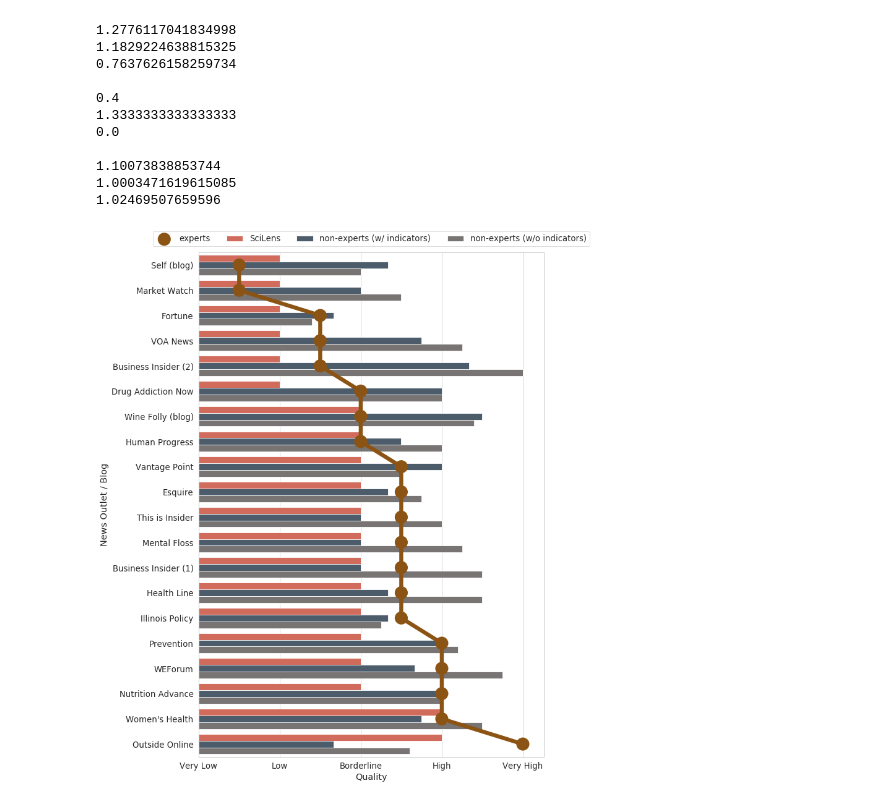
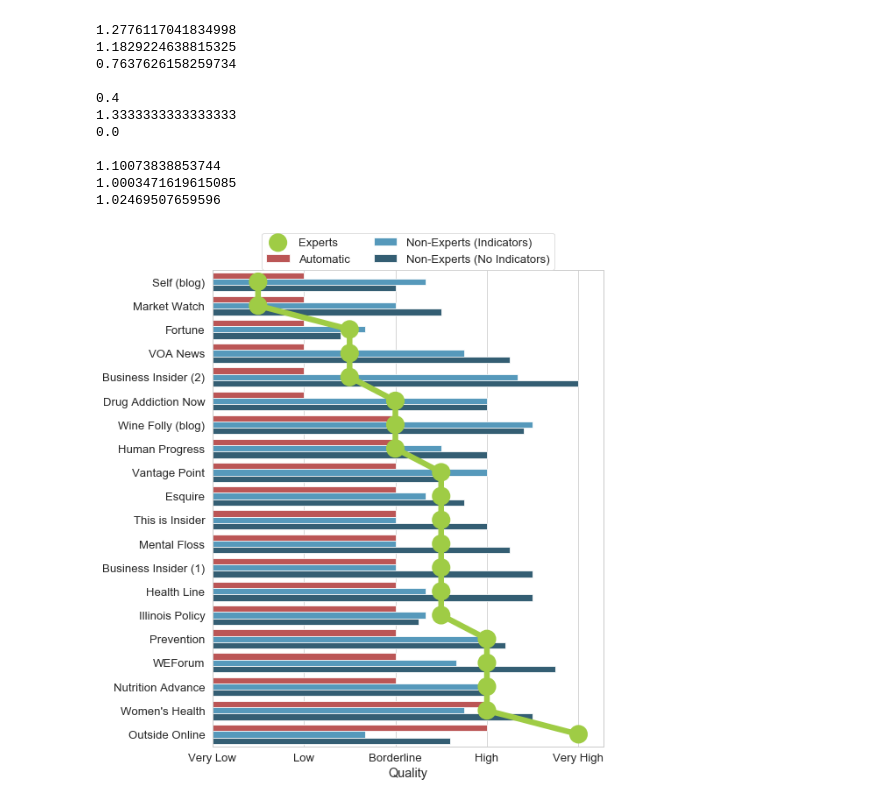
Before and after one commit to psmeros/SciLens, a Jupyter notebook: src/figures-atc.ipynb, the cells around one changed output. Saved outputs shown, nothing was run; the diff lists cells and outputs as text; code cells hidden in the pictures.

```diff
--- a/src/figures-atc.ipynb
+++ b/src/figures-atc.ipynb
@@ -104,7 +104,7 @@ l = [{'winefolly.com':'Wine Folly (blog)',
 df['article'] = [v + ' (' + str(l[:i].count(v) + 1) + ')' if l.count(v) > 1 else v for i, v in enumerate(l)]
 #df['article'] = df.apply(lambda x: x['article']+'*' if x['diff']==0 else x['article']+'**' if x['diff']==1 else x['article']+'***', axis = 1)
 # %%
-df = df[['article', 'non-experts (w/o indicators)', 'non-experts (w/ indicators)', 'experts', 'SciLens']]
+df = df[['article', 'non-experts (w/o indicators)', 'non-experts (w/ indicators)', 'experts', 'SciLens']].rename(columns={'non-experts (w/o indicators)': 'Non-Experts (No Indicators)', 'non-experts (w/ indicators)': 'Non-Experts (Indicators)', 'experts': 'Experts', 'SciLens': 'Automatic'})
 df = pd.melt(df, id_vars=['article'], var_name='Rated by', value_name='Quality').rename(columns={'article': 'Outlet'})
 df['Quality'] = df['Quality'] + 2
 # %%
@@ -112,16 +112,16 @@ df = df.sort_values(by=['Rated by', 'Quality'], ascending=[True,True])
 df = pd.concat([df[(df['Rated by'] == 'experts')],df[~(df['Rated by'] == 'experts')]])
 # %%
 sns.set(context='paper', style='whitegrid', color_codes=True, font_scale=1.5)
-fig, ax = plt.subplots(figsize=(10,15))
-ax = sns.pointplot(hue='Rated by', x='Quality', y='Outlet', data=df[(df['Rated by'] == 'experts')], markers='o', palette=['#8c5414'], scale=3, ax=ax)
+fig, ax = plt.subplots(figsize=(8,10))
+ax = sns.pointplot(hue='Rated by', x='Quality', y='Outlet', data=df[(df['Rated by'] == 'Experts')], markers='o', palette=['#9FCC45'], scale=3, ax=ax)
 plt.setp(ax.lines, zorder=100)
 plt.setp(ax.collections, zorder=100)
-ax = sns.barplot(hue='Rated by', x='Quality', y='Outlet', data=df[~(df['Rated by'] == 'experts')], palette=['#e45d49', '#485c70', '#797373'], ax=ax)
+ax = sns.barplot(hue='Rated by', x='Quality', y='Outlet', data=df[~(df['Rated by'] == 'Experts')], palette=['#CC4545', '#459FCC', '#2A617D'], ax=ax)
 ax.set_xticks(ticks=[0, 1, 2, 3, 4])
 ax.set_xticklabels(['Very Low', 'Low', 'Borderline', 'High', 'Very High'])
 #plt.xticks(rotation=90)
-plt.legend(loc='upper center', ncol=4, bbox_to_anchor=(0.5, 1.05))
-plt.ylabel('News Outlet / Blog')
+plt.legend(loc='upper center', ncol=2, bbox_to_anchor=(0.5, 1.09))
+plt.ylabel('')
 fig.savefig(figures+'atc.pdf', bbox_inches='tight')
 # %% [output]
-[figure, old version]
+[figure, new version]
```
Also changed, not shown: 1 other file.
